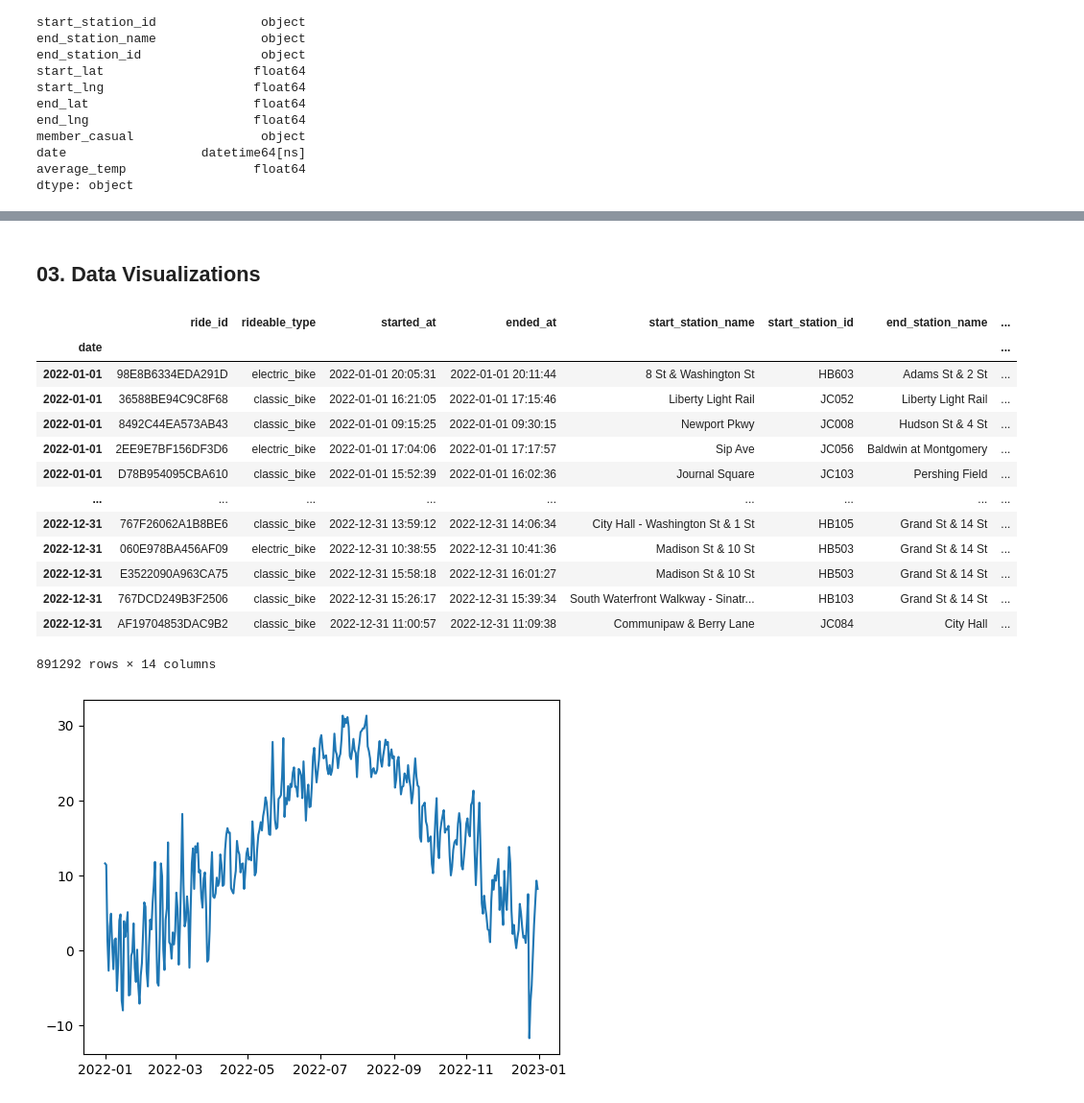
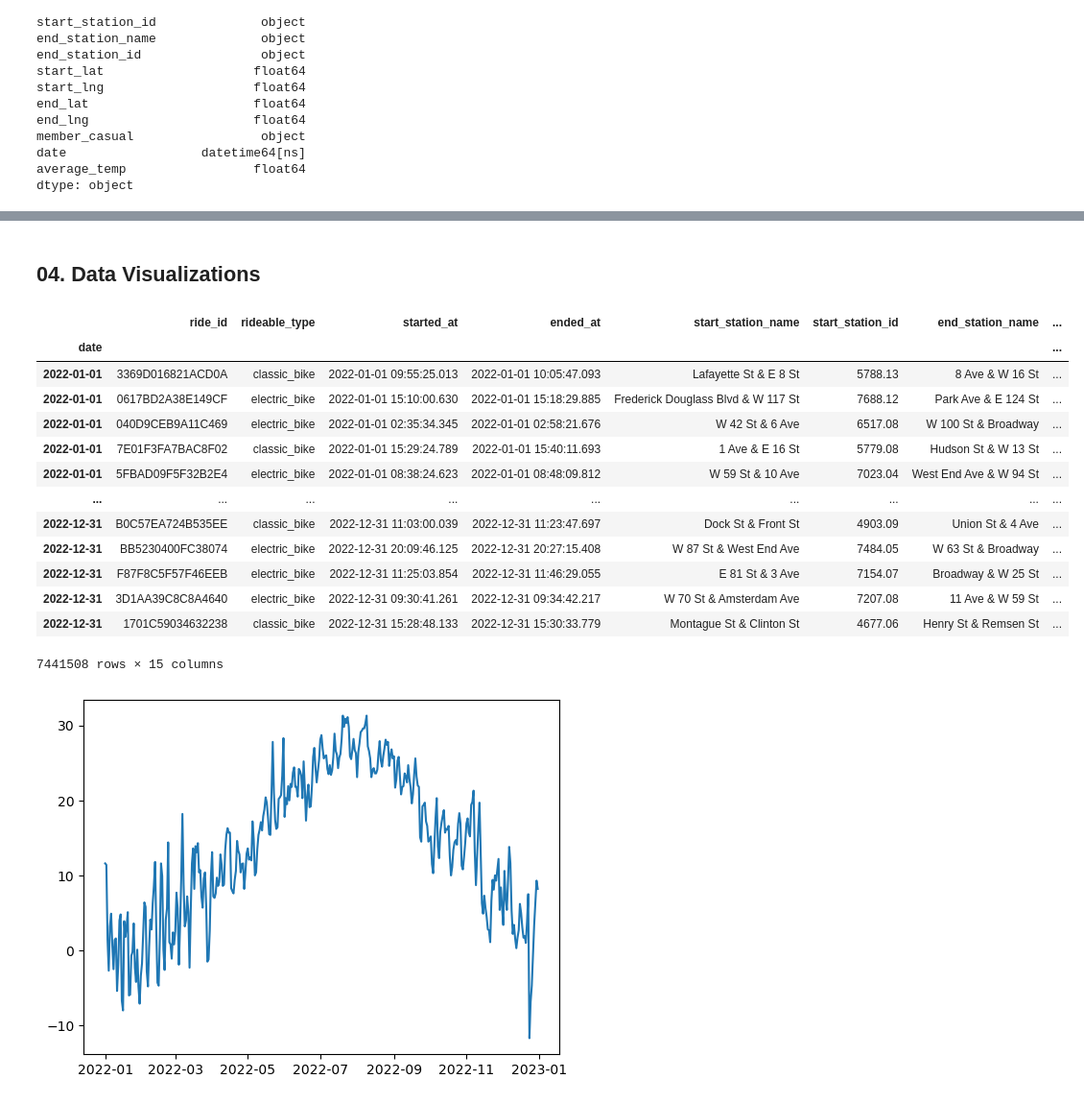
Before and after one commit to p-dutcher/Bike-Sharing, a Jupyter notebook: Data-Viz-Part-1.ipynb, the cells around one changed output, grey strips where cells are left out. Shown: that part at 96% size. Cells and saved outputs as stored; diff of their text form; code cells hidden in the pictures.

```diff
--- a/Data-Viz-Part-1.ipynb
+++ b/Data-Viz-Part-1.ipynb
@@ -85,0 +131,8 @@ df.to_csv('/Users/piperdutcher/Documents/Data-Visualizations/Bike-Sharing/Data/s
+# %%
+# convert to datetime with milliseconds...
+
+df1['started_at'] = pd.to_datetime(df1['started_at'], format='%Y-%m-%d %H:%M:%S.%f', errors='coerce')
+df1['ended_at'] = pd.to_datetime(df1['ended_at'], format='%Y-%m-%d %H:%M:%S.%f', errors='coerce')
+
+print(df1['started_at'].head())
+print(df1['ended_at'].head())
@@ -85,0 +152,6 @@ df.to_csv('/Users/piperdutcher/Documents/Data-Visualizations/Bike-Sharing/Data/s
+# %%
+# now that we have the correct format, we shoudl be able to populate our new dataframe with ride time!
+
+df1['trip_length_minutes'] = (df1['ended_at'] - df1['started_at']).dt.total_seconds() / 60
+
+df1
@@ -85,0 +186,8 @@ df.to_csv('/Users/piperdutcher/Documents/Data-Visualizations/Bike-Sharing/Data/s
+# %%
+# looks like we have some rides that are far too long and short, so we're only going to keep rides over 0 mins and less than 1440 mins (one day)
+
+# lets go ahead and remove anything that seems unreasonable...
+# a good starting point is to remove rides over 24 hours long ( 1440 minutes)
+
+df2 = df1[df1['trip_length_minutes'] < 1440]
+df2['trip_length_minutes'].describe()
@@ -85,0 +204,5 @@ df.to_csv('/Users/piperdutcher/Documents/Data-Visualizations/Bike-Sharing/Data/s
+# %%
+# repeating to remove rides less than 0 mins!
+
+df2 = df2[df2['trip_length_minutes'] > 0]
+df2['trip_length_minutes'].describe()
@@ -86,25 +236,25 @@ df.to_csv('/Users/piperdutcher/Documents/Data-Visualizations/Bike-Sharing/Data/s
 # %% [markdown]
-## 03. Data Visualizations
+## 04. Data Visualizations
 # %%
 # create a copy of our df with temp as the index!
 
-df_temp = df.set_index('date')
+df_temp = df2.set_index('date')
 df_temp
 # %% [output]
 |  | ride_id | rideable_type | started_at | ended_at | start_station_name | start_station_id | end_station_name | ... |
 | date |  |  |  |  |  |  |  | ... |
-| 2022-01-01 | 98E8B6334EDA291D | electric_bike | 2022-01-01 20:05:31 | 2022-01-01 20:11:44 | 8 St & Washington St | HB603 | Adams St & 2 St | ... |
-| 2022-01-01 | 36588BE94C9C8F68 | classic_bike | 2022-01-01 16:21:05 | 2022-01-01 17:15:46 | Liberty Light Rail | JC052 | Liberty Light Rail | ... |
-| 2022-01-01 | 8492C44EA573AB43 | classic_bike | 2022-01-01 09:15:25 | 2022-01-01 09:30:15 | Newport Pkwy | JC008 | Hudson St & 4 St | ... |
-| 2022-01-01 | 2EE9E7BF156DF3D6 | electric_bike | 2022-01-01 17:04:06 | 2022-01-01 17:17:57 | Sip Ave | JC056 | Baldwin at Montgomery | ... |
-| 2022-01-01 | D78B954095CBA610 | classic_bike | 2022-01-01 15:52:39 | 2022-01-01 16:02:36 | Journal Square | JC103 | Pershing Field | ... |
+| 2022-01-01 | 3369D016821ACD0A | classic_bike | 2022-01-01 09:55:25.013 | 2022-01-01 10:05:47.093 | Lafayette St & E 8 St | 5788.13 | 8 Ave & W 16 St | ... |
+| 2022-01-01 | 0617BD2A38E149CF | electric_bike | 2022-01-01 15:10:00.630 | 2022-01-01 15:18:29.885 | Frederick Douglass Blvd & W 117 St | 7688.12 | Park Ave & E 124 St | ... |
+| 2022-01-01 | 040D9CEB9A11C469 | electric_bike | 2022-01-01 02:35:34.345 | 2022-01-01 02:58:21.676 | W 42 St & 6 Ave | 6517.08 | W 100 St & Broadway | ... |
+| 2022-01-01 | 7E01F3FA7BAC8F02 | classic_bike | 2022-01-01 15:29:24.789 | 2022-01-01 15:40:11.693 | 1 Ave & E 16 St | 5779.08 | Hudson St & W 13 St | ... |
+| 2022-01-01 | 5FBAD09F5F32B2E4 | electric_bike | 2022-01-01 08:38:24.623 | 2022-01-01 08:48:09.812 | W 59 St & 10 Ave | 7023.04 | West End Ave & W 94 St | ... |
 | ... | ... | ... | ... | ... | ... | ... | ... | ... |
-| 2022-12-31 | 767F26062A1B8BE6 | classic_bike | 2022-12-31 13:59:12 | 2022-12-31 14:06:34 | City Hall - Washington St & 1 St | HB105 | Grand St & 14 St | ... |
-| 2022-12-31 | 060E978BA456AF09 | electric_bike | 2022-12-31 10:38:55 | 2022-12-31 10:41:36 | Madison St & 10 St | HB503 | Grand St & 14 St | ... |
-| 2022-12-31 | E3522090A963CA75 | classic_bike | 2022-12-31 15:58:18 | 2022-12-31 16:01:27 | Madison St & 10 St | HB503 | Grand St & 14 St | ... |
-| 2022-12-31 | 767DCD249B3F2506 | classic_bike | 2022-12-31 15:26:17 | 2022-12-31 15:39:34 | South Waterfront Walkway - Sinatr... | HB103 | Grand St & 14 St | ... |
-| 2022-12-31 | AF19704853DAC9B2 | classic_bike | 2022-12-31 11:00:57 | 2022-12-31 11:09:38 | Communipaw & Berry Lane | JC084 | City Hall | ... |
+| 2022-12-31 | B0C57EA724B535EE | classic_bike | 2022-12-31 11:03:00.039 | 2022-12-31 11:23:47.697 | Dock St & Front St | 4903.09 | Union St & 4 Ave | ... |
+| 2022-12-31 | BB5230400FC38074 | electric_bike | 2022-12-31 20:09:46.125 | 2022-12-31 20:27:15.408 | W 87 St & West End Ave | 7484.05 | W 63 St & Broadway | ... |
+| 2022-12-31 | F87F8C5F57F46EEB | electric_bike | 2022-12-31 11:25:03.854 | 2022-12-31 11:46:29.055 | E 81 St & 3 Ave | 7154.07 | Broadway & W 25 St | ... |
+| 2022-12-31 | 3D1AA39C8C8A4640 | electric_bike | 2022-12-31 09:30:41.261 | 2022-12-31 09:34:42.217 | W 70 St & Amsterdam Ave | 7207.08 | 11 Ave & W 59 St | ... |
+| 2022-12-31 | 1701C59034632238 | classic_bike | 2022-12-31 15:28:48.133 | 2022-12-31 15:30:33.779 | Montague St & Clinton St | 4677.06 | Henry St & Remsen St | ... |
-891292 rows × 14 columns
+7441508 rows × 15 columns
 # %%
 # now plot the temp as a time series!
 
```
Also changed, not shown: parts of 31 cells of this notebook, 4 other files.
